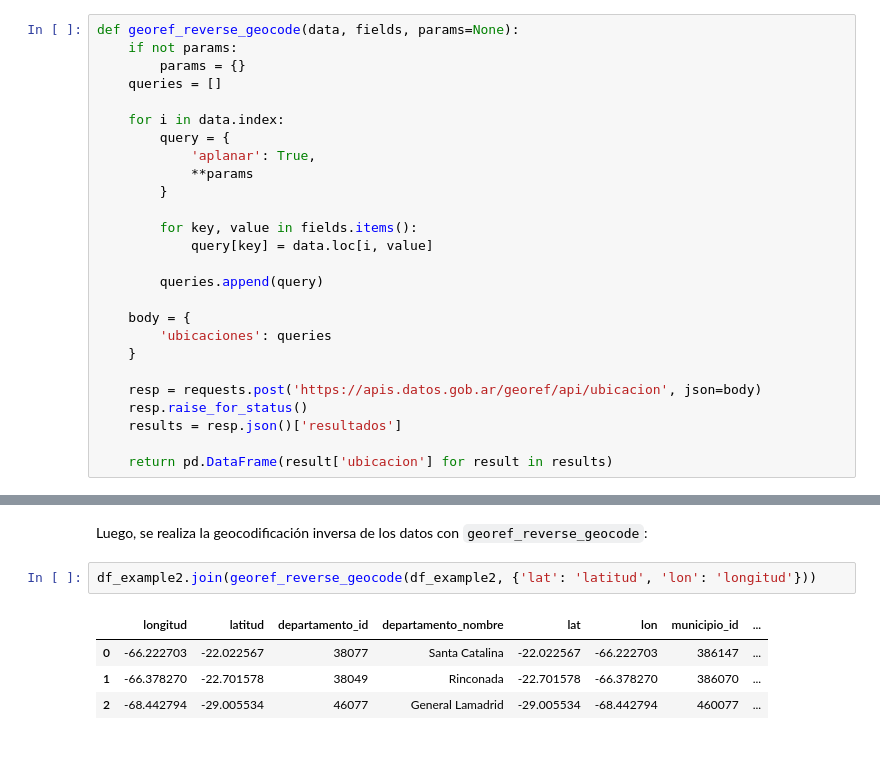
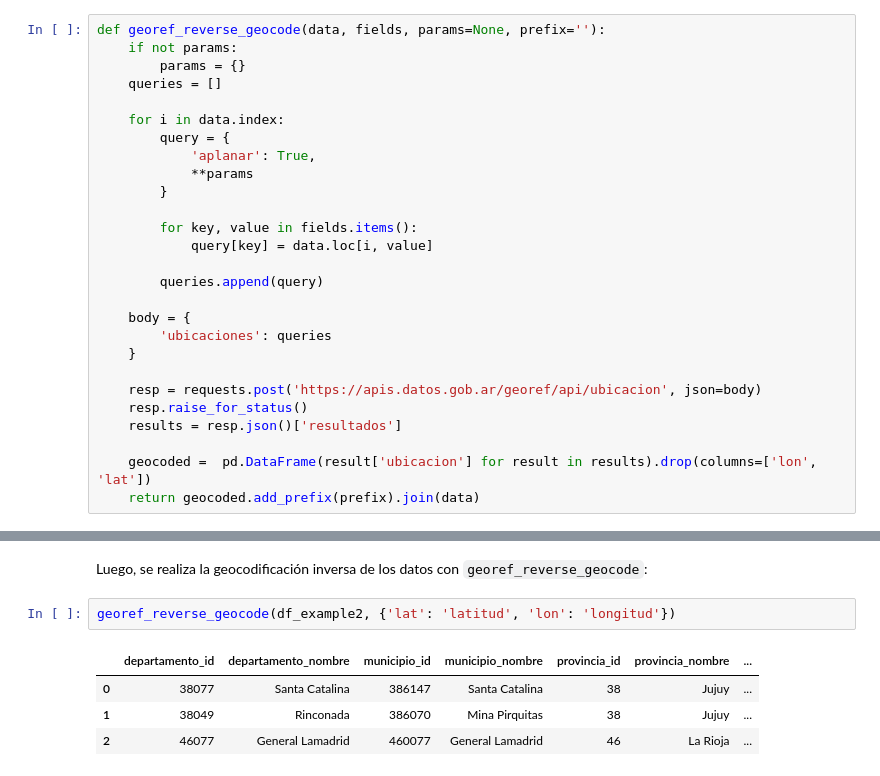
Before and after one commit to datosgobar/taller-georef-pyconar-2018, a Jupyter notebook: pyconar.ipynb, the cells around one changed output, grey strips where cells are left out. Drawn from its saved outputs; the diff is of its cells as text.

```diff
--- a/pyconar.ipynb
+++ b/pyconar.ipynb
@@ -191,6 +193,6 @@ df_example.join(georef_normalize_entities(df_example, 'provincias', {'nombre': '
 La función `georef_reverse_geocode` toma un DataFrame con coordenadas (latitud y longitud) y realiza una geocodificación inversa de los datos utilizando la API. El parámetro `fields` debe tomar el valor de un diccionario que indique cuáles columnas del DataFrame corresponden a los parámetros `lat` y `lon` de la API.
 # %%
-def georef_reverse_geocode(data, fields, params=None):
+def georef_reverse_geocode(data, fields, params=None, prefix=''):
     if not params:
         params = {}
     queries = []
@@ -214,7 +216,8 @@ def georef_reverse_geocode(data, fields, params=None):
     resp.raise_for_status()
     results = resp.json()['resultados']
 
-    return pd.DataFrame(result['ubicacion'] for result in results)
+    geocoded =  pd.DataFrame(result['ubicacion'] for result in results).drop(columns=['lon', 'lat'])
+    return geocoded.add_prefix(prefix).join(data)
 # %% [markdown]
 A modo de ejemplo, se construye un DataFrame con un listado de coordenadas:
 # %%
@@ -232,9 +235,9 @@ df_example2
 # %% [markdown]
 Luego, se realiza la geocodificación inversa de los datos con `georef_reverse_geocode`:
 # %%
-df_example2.join(georef_reverse_geocode(df_example2, {'lat': 'latitud', 'lon': 'longitud'}))
+georef_reverse_geocode(df_example2, {'lat': 'latitud', 'lon': 'longitud'})
 # %% [output]
-|  | longitud | latitud | departamento_id | departamento_nombre | lat | lon | municipio_id | ... |
-| 0 | -66.222703 | -22.022567 | 38077 | Santa Catalina | -22.022567 | -66.222703 | 386147 | ... |
-| 1 | -66.378270 | -22.701578 | 38049 | Rinconada | -22.701578 | -66.378270 | 386070 | ... |
-| 2 | -68.442794 | -29.005534 | 46077 | General Lamadrid | -29.005534 | -68.442794 | 460077 | ... |
+|  | departamento_id | departamento_nombre | municipio_id | municipio_nombre | provincia_id | provincia_nombre | ... |
+| 0 | 38077 | Santa Catalina | 386147 | Santa Catalina | 38 | Jujuy | ... |
+| 1 | 38049 | Rinconada | 386070 | Mina Pirquitas | 38 | Jujuy | ... |
+| 2 | 46077 | General Lamadrid | 460077 | General Lamadrid | 46 | La Rioja | ... |
```
Also changed, not shown: parts of 30 cells of this notebook, 3 other files.
